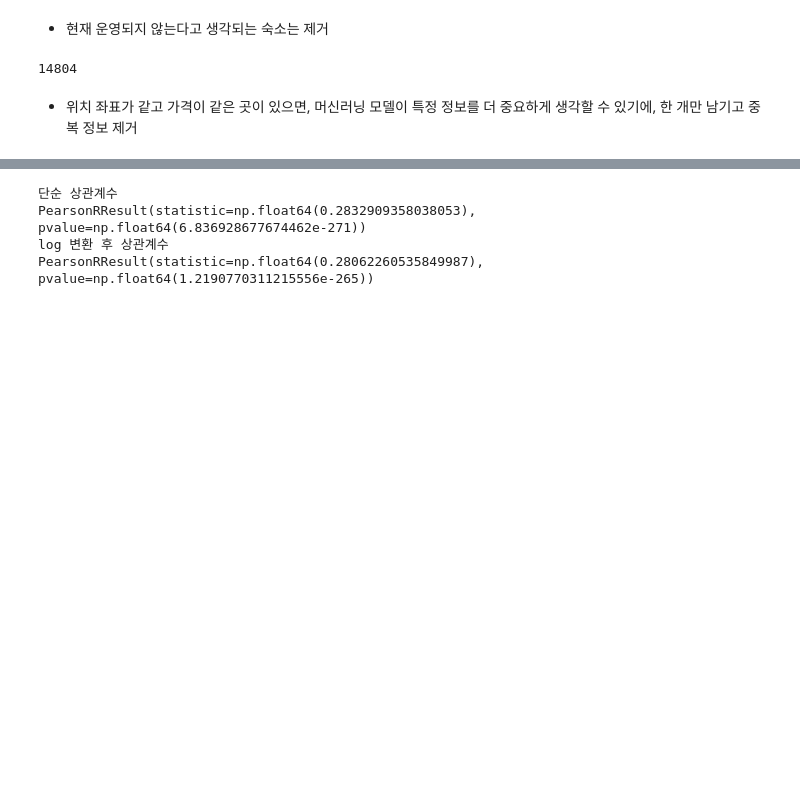
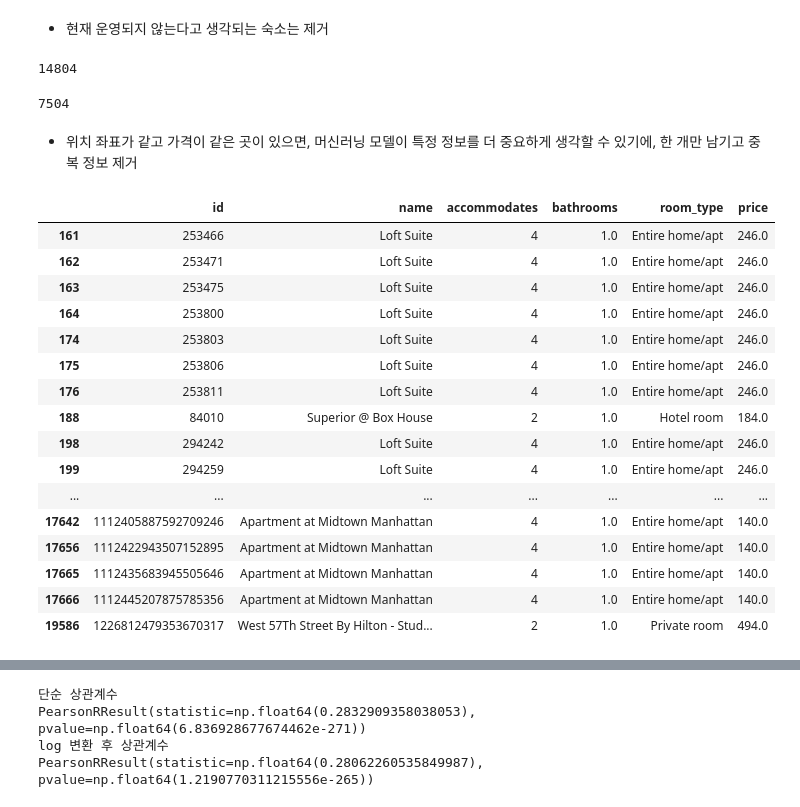
Before and after one commit to sybeom528/airbnb_price_prediction, a Jupyter notebook: notebooks/2nd_data_preprocessing.ipynb, the cells around one changed output, grey strips where cells are left out. Drawn from its saved outputs; the diff is of its cells as text; code cells hidden in the pictures; blank space fills up the shorter version.

```diff
--- a/notebooks/2nd_data_preprocessing.ipynb
+++ b/notebooks/2nd_data_preprocessing.ipynb
@@ -72,8 +72,32 @@ df = df.loc[~(cond1 | cond2)]
 len(df)
 # %% [output]
 14804
+# %%
+22308 - 14804
+# %% [output]
+7504
 # %% [markdown]
 - 위치 좌표가 같고 가격이 같은 곳이 있으면, 머신러닝 모델이 특정 정보를 더 중요하게 생각할 수 있기에, 한 개만 남기고 중복 정보 제거
+# %%
+df[df.duplicated(subset = ['longitude','latitude','name','log_price'])][['id','name','accommodates','bathrooms','room_type','price']]
+# %% [output]
+|  | id | name | accommodates | bathrooms | room_type | price |
+| 161 | 253466 | Loft Suite | 4 | 1.0 | Entire home/apt | 246.0 |
+| 162 | 253471 | Loft Suite | 4 | 1.0 | Entire home/apt | 246.0 |
+| 163 | 253475 | Loft Suite | 4 | 1.0 | Entire home/apt | 246.0 |
+| 164 | 253800 | Loft Suite | 4 | 1.0 | Entire home/apt | 246.0 |
+| 174 | 253803 | Loft Suite | 4 | 1.0 | Entire home/apt | 246.0 |
+| 175 | 253806 | Loft Suite | 4 | 1.0 | Entire home/apt | 246.0 |
+| 176 | 253811 | Loft Suite | 4 | 1.0 | Entire home/apt | 246.0 |
+| 188 | 84010 | Superior @ Box House | 2 | 1.0 | Hotel room | 184.0 |
+| 198 | 294242 | Loft Suite | 4 | 1.0 | Entire home/apt | 246.0 |
+| 199 | 294259 | Loft Suite | 4 | 1.0 | Entire home/apt | 246.0 |
+| ... | ... | ... | ... | ... | ... | ... |
+| 17642 | 1112405887592709246 | Apartment at Midtown Manhattan | 4 | 1.0 | Entire home/apt | 140.0 |
+| 17656 | 1112422943507152895 | Apartment at Midtown Manhattan | 4 | 1.0 | Entire home/apt | 140.0 |
+| 17665 | 1112435683945505646 | Apartment at Midtown Manhattan | 4 | 1.0 | Entire home/apt | 140.0 |
+| 17666 | 1112445207875785356 | Apartment at Midtown Manhattan | 4 | 1.0 | Entire home/apt | 140.0 |
+| 19586 | 1226812479353670317 | West 57Th Street By Hilton - Stud... | 2 | 1.0 | Private room | 494.0 |
 # %%
 group_cols = ['longitude','latitude','name','log_price']
 
```
Also changed, not shown: parts of 1 cell of this notebook, 8 other files.
